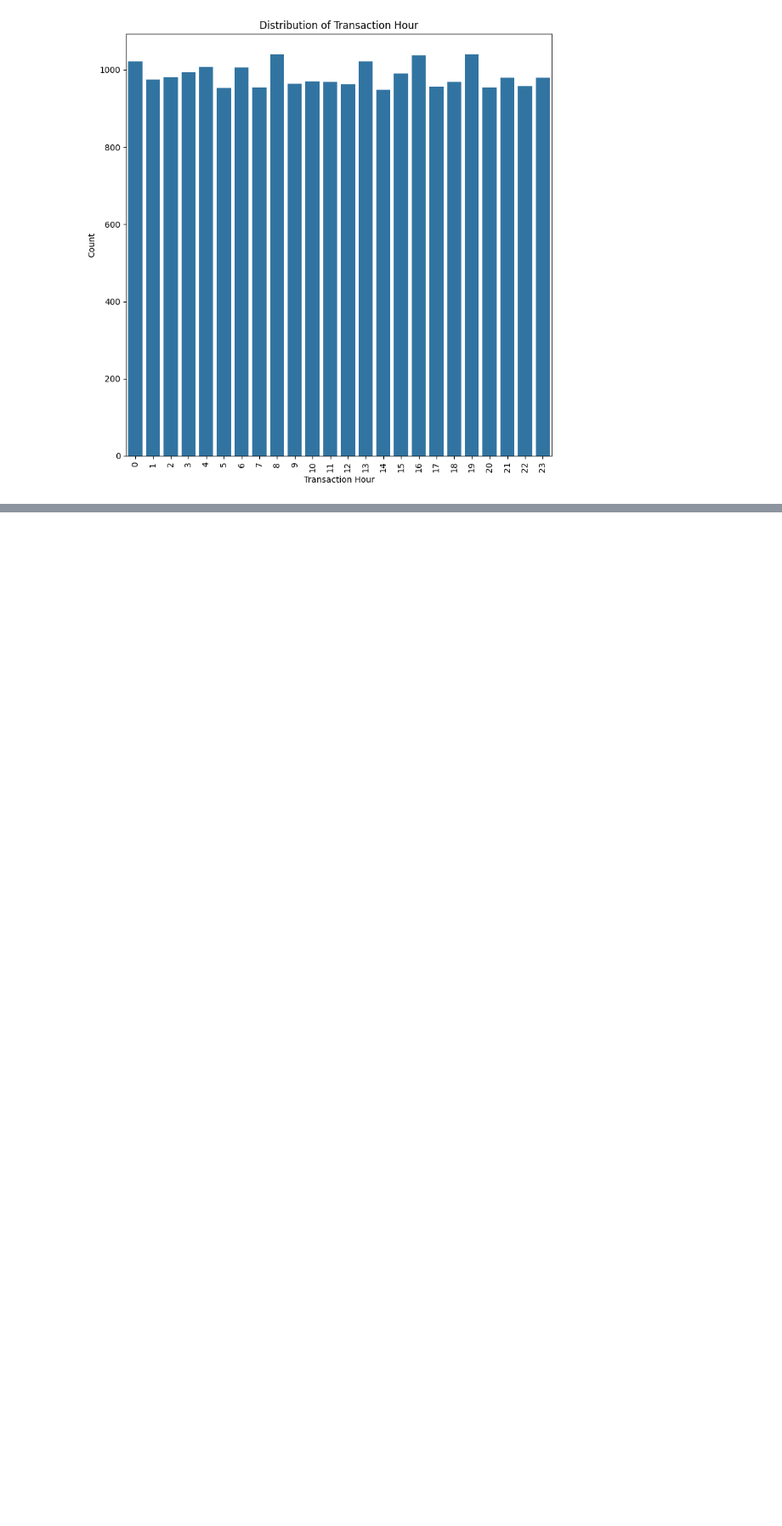
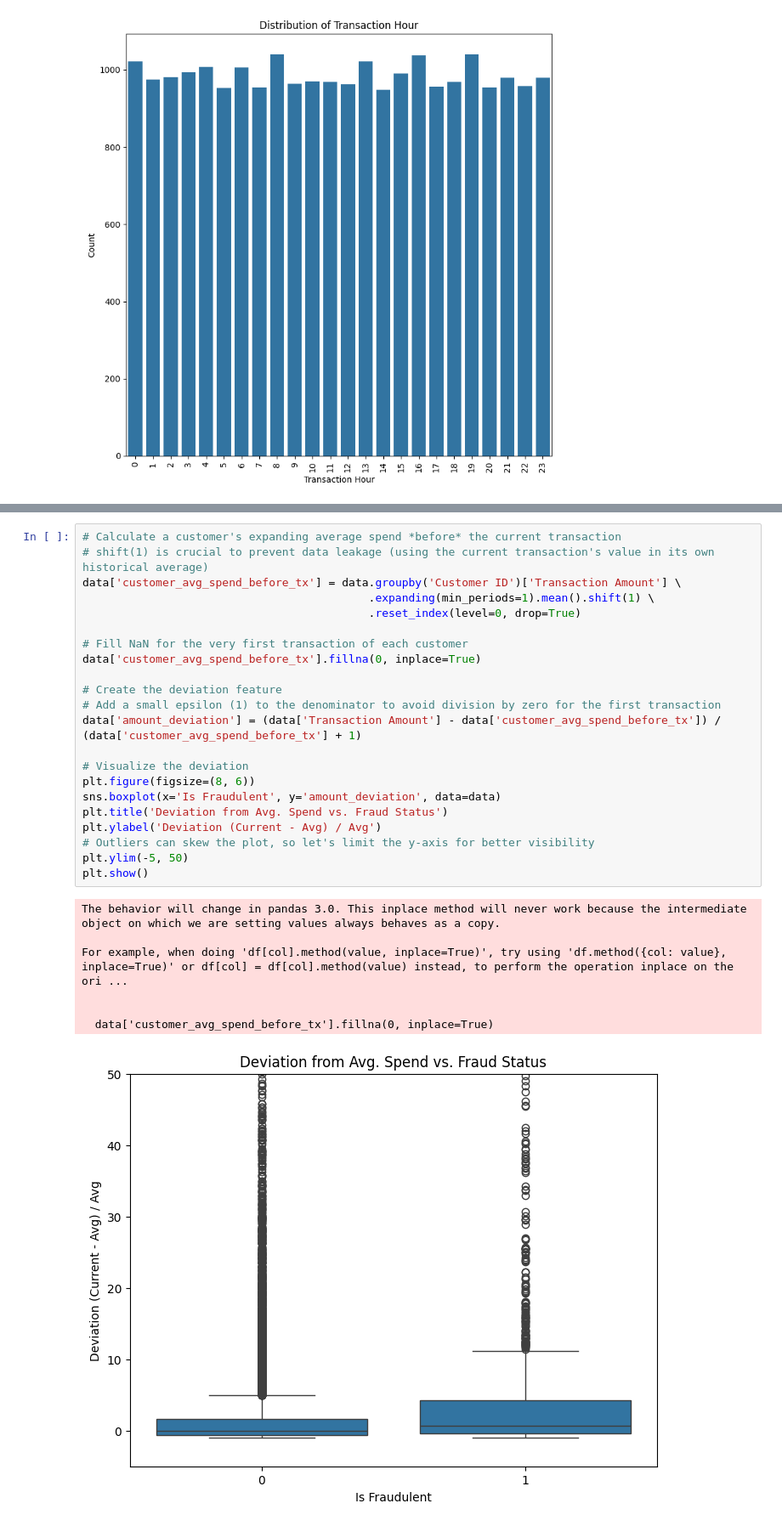
Before and after one commit to briannoelkesuma/BT4012-Group-15-Ecommerce-Fraud, a Jupyter notebook: notebook.ipynb, the cells around one changed output, grey strips where cells are left out. Shown: that part at 85% size. Saved outputs shown, nothing was run; the diff lists cells and outputs as text; blank space fills up the shorter version.

```diff
--- a/notebook.ipynb
+++ b/notebook.ipynb
@@ -245,0 +324,30 @@ plt.show()
+# %%
+# Calculate a customer's expanding average spend *before* the current transaction
+# shift(1) is crucial to prevent data leakage (using the current transaction's value in its own historical average)
+data['customer_avg_spend_before_tx'] = data.groupby('Customer ID')['Transaction Amount'] \
+                                           .expanding(min_periods=1).mean().shift(1) \
+                                           .reset_index(level=0, drop=True)
+
+# Fill NaN for the very first transaction of each customer
+data['customer_avg_spend_before_tx'].fillna(0, inplace=True)
+
+# Create the deviation feature
+# Add a small epsilon (1) to the denominator to avoid division by zero for the first transaction
+data['amount_deviation'] = (data['Transaction Amount'] - data['customer_avg_spend_before_tx']) / (data['customer_avg_spend_before_tx'] + 1)
+
+# Visualize the deviation
+plt.figure(figsize=(8, 6))
+sns.boxplot(x='Is Fraudulent', y='amount_deviation', data=data)
+plt.title('Deviation from Avg. Spend vs. Fraud Status')
+plt.ylabel('Deviation (Current - Avg) / Avg')
+# Outliers can skew the plot, so let's limit the y-axis for better visibility
+plt.ylim(-5, 50)
+plt.show()
+# %% [output]
+The behavior will change in pandas 3.0. This inplace method will never work because the intermediate object on which we are setting values always behaves as a copy.
+
+For example, when doing 'df[col].method(value, inplace=True)', try using 'df.method({col: value}, inplace=True)' or df[col] = df[col].method(value) instead, to perform the operation inplace on the ori ...
+
+
+  data['customer_avg_spend_before_tx'].fillna(0, inplace=True)
+[figure, added]
```
Also changed, not shown: parts of 29 cells of this notebook.
